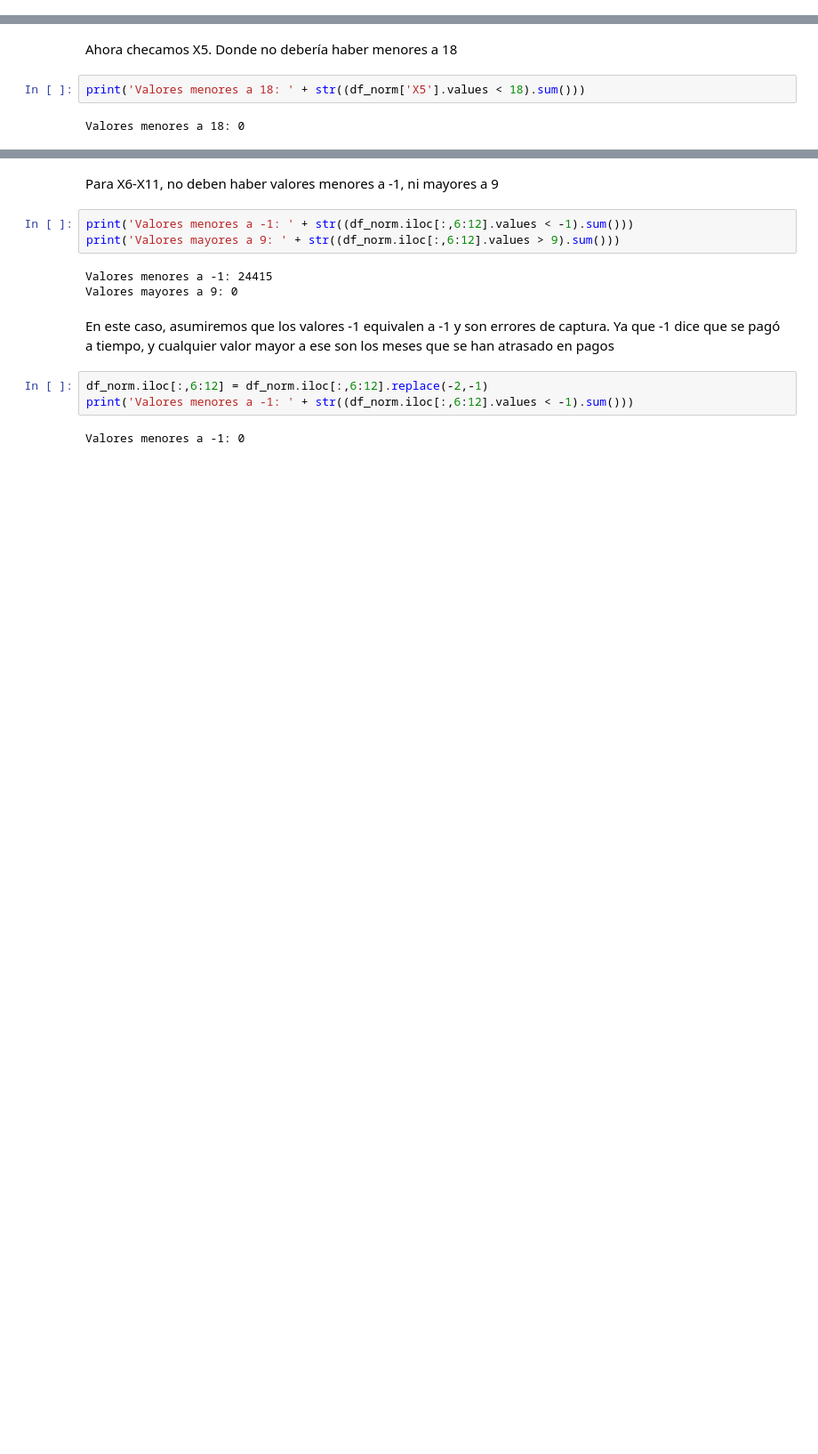
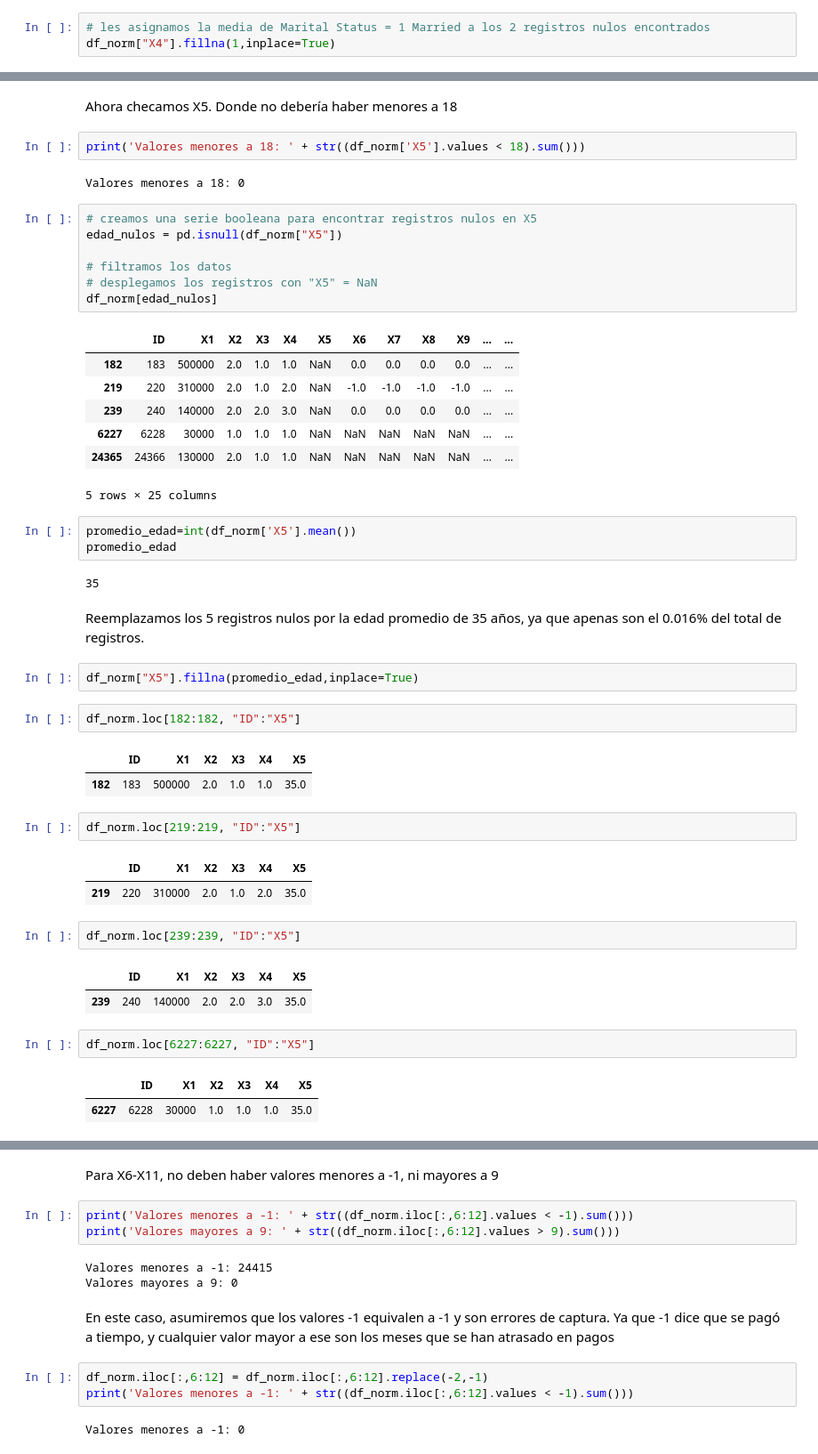
Before and after one commit to PosgradoMNA/actividades-del-projecto-equipo-52, a Jupyter notebook: Semana 3 - Actividad 1.ipynb, the cells around one changed output, grey strips where cells are left out. Shown: that part at 89% size. Saved outputs shown, nothing was run; the diff lists cells and outputs as text; blank space fills up the shorter version.

```diff
--- a/Semana 3 - Actividad 1.ipynb
+++ b/Semana 3 - Actividad 1.ipynb
@@ -308,0 +321,3 @@ Valores menores a 1: 0
+# %%
+# les asignamos la media de Marital Status = 1 Married a los 2 registros nulos encontrados
+df_norm["X4"].fillna(1,inplace=True)
@@ -312,3 +337,47 @@ Ahora checamos X5. Donde no debería haber menores a 18
 print('Valores menores a 18: ' + str((df_norm['X5'].values < 18).sum()))
 # %% [output]
 Valores menores a 18: 0
+# %%
+# creamos una serie booleana para encontrar registros nulos en X5
+edad_nulos = pd.isnull(df_norm["X5"])
+
+# filtramos los datos
+# desplegamos los registros con "X5" = NaN
+df_norm[edad_nulos]
+# %% [output]
+|  | ID | X1 | X2 | X3 | X4 | X5 | X6 | X7 | X8 | X9 | ... | ... |
+| 182 | 183 | 500000 | 2.0 | 1.0 | 1.0 | NaN | 0.0 | 0.0 | 0.0 | 0.0 | ... | ... |
+| 219 | 220 | 310000 | 2.0 | 1.0 | 2.0 | NaN | -1.0 | -1.0 | -1.0 | -1.0 | ... | ... |
+| 239 | 240 | 140000 | 2.0 | 2.0 | 3.0 | NaN | 0.0 | 0.0 | 0.0 | 0.0 | ... | ... |
+| 6227 | 6228 | 30000 | 1.0 | 1.0 | 1.0 | NaN | NaN | NaN | NaN | NaN | ... | ... |
+| 24365 | 24366 | 130000 | 2.0 | 1.0 | 1.0 | NaN | NaN | NaN | NaN | NaN | ... | ... |
+5 rows × 25 columns
+# %%
+promedio_edad=int(df_norm['X5'].mean())
+promedio_edad
+# %% [output]
+35
+# %% [markdown]
+Reemplazamos los 5 registros nulos por la edad promedio de 35 años, ya que apenas son el 0.016% del total de registros.
+# %%
+df_norm["X5"].fillna(promedio_edad,inplace=True)
+# %%
+df_norm.loc[182:182, "ID":"X5"]
+# %% [output]
+|  | ID | X1 | X2 | X3 | X4 | X5 |
+| 182 | 183 | 500000 | 2.0 | 1.0 | 1.0 | 35.0 |
+# %%
+df_norm.loc[219:219, "ID":"X5"]
+# %% [output]
+|  | ID | X1 | X2 | X3 | X4 | X5 |
+| 219 | 220 | 310000 | 2.0 | 1.0 | 2.0 | 35.0 |
+# %%
+df_norm.loc[239:239, "ID":"X5"]
+# %% [output]
+|  | ID | X1 | X2 | X3 | X4 | X5 |
+| 239 | 240 | 140000 | 2.0 | 2.0 | 3.0 | 35.0 |
+# %%
+df_norm.loc[6227:6227, "ID":"X5"]
+# %% [output]
+|  | ID | X1 | X2 | X3 | X4 | X5 |
+| 6227 | 6228 | 30000 | 1.0 | 1.0 | 1.0 | 35.0 |
```
Also changed, not shown: parts of 5 cells of this notebook.
